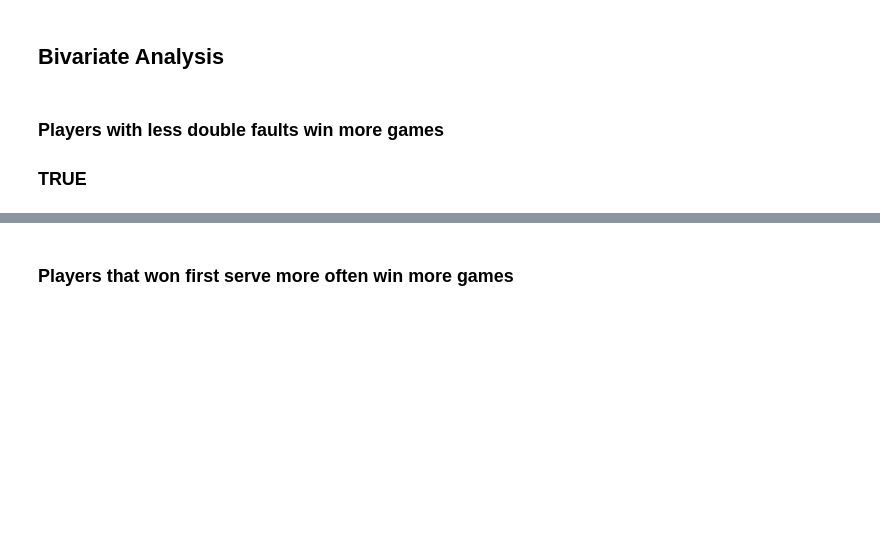
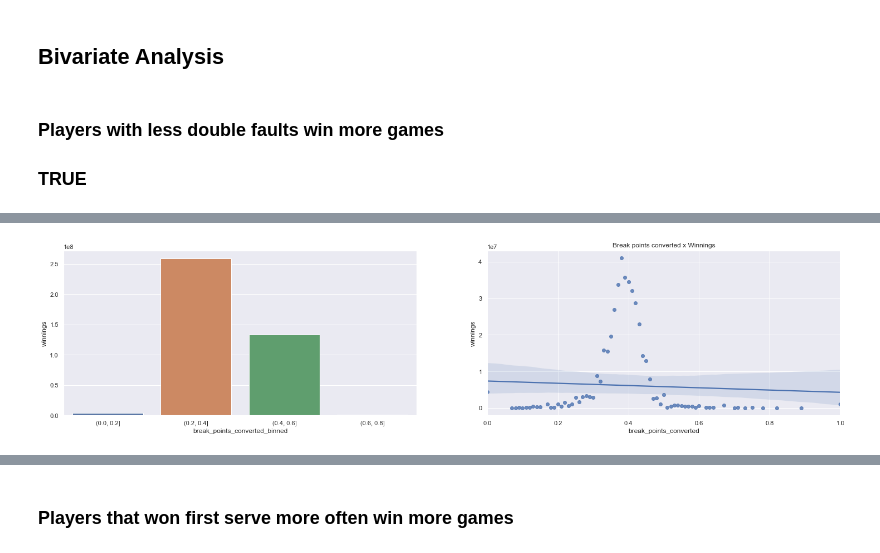
Before and after one commit to jvbf97/tennis-ace, a Jupyter notebook: main.ipynb, the cells around one changed output, grey strips where cells are left out. Cells and saved outputs as stored; diff of their text form; code cells hidden in the pictures; blank space fills up the shorter version.

```diff
--- a/main.ipynb
+++ b/main.ipynb
@@ -254,0 +299,14 @@ sns.regplot( x ='double_faults', y='winnings', data=aux1 );
+# %%
+aux1 = df2[['break_points_converted', 'winnings']].groupby( 'break_points_converted' ).sum().reset_index()
+
+plt.subplot( 2,2,1 )
+bins = list( np.arange( 0, 1, 0.20) )
+aux1['break_points_converted_binned'] = pd.cut( aux1['break_points_converted'], bins=bins )
+aux2 = aux1[['break_points_converted_binned', 'winnings']].groupby( 'break_points_converted_binned' ).sum().reset_index()
+sns.barplot(x = 'break_points_converted_binned', y = 'winnings', data = aux2);
+
+plt.subplot( 2,2,2 )
+sns.regplot( x ='break_points_converted', y='winnings', data=aux1 )
+plt.title('Break points converted x Winnings');
+# %% [output]
+[figure, added]
```
Also changed, not shown: parts of 15 cells of this notebook.
